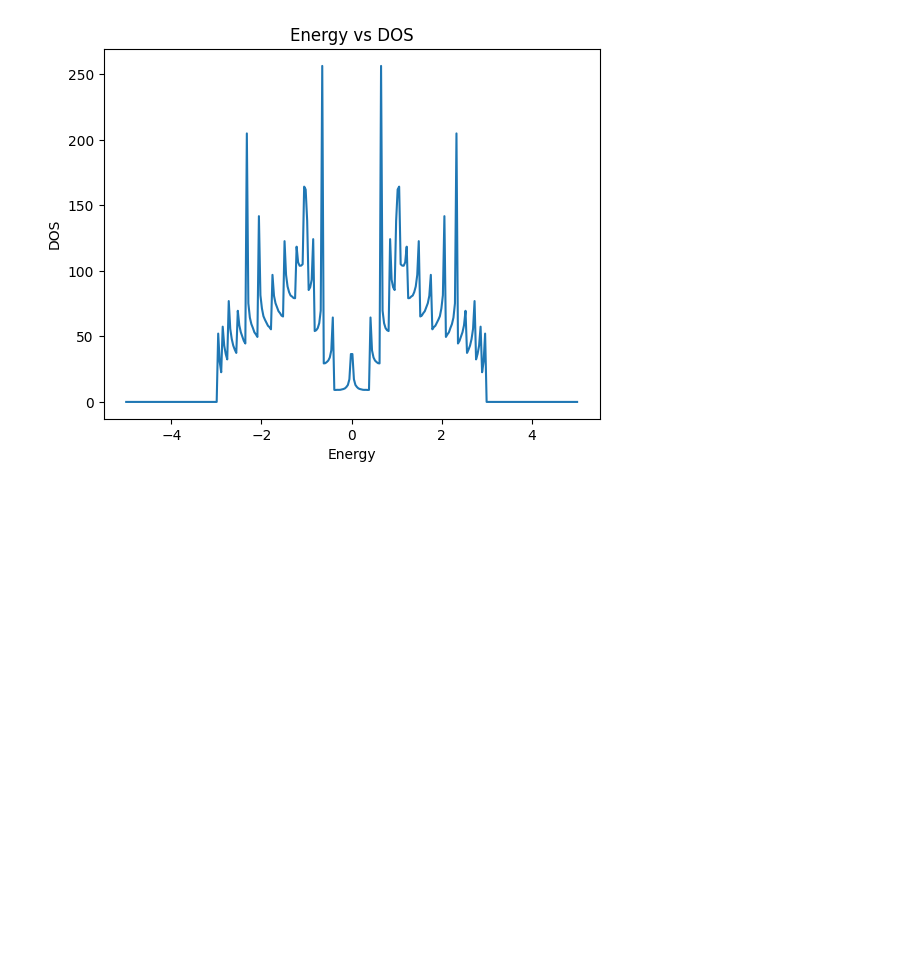
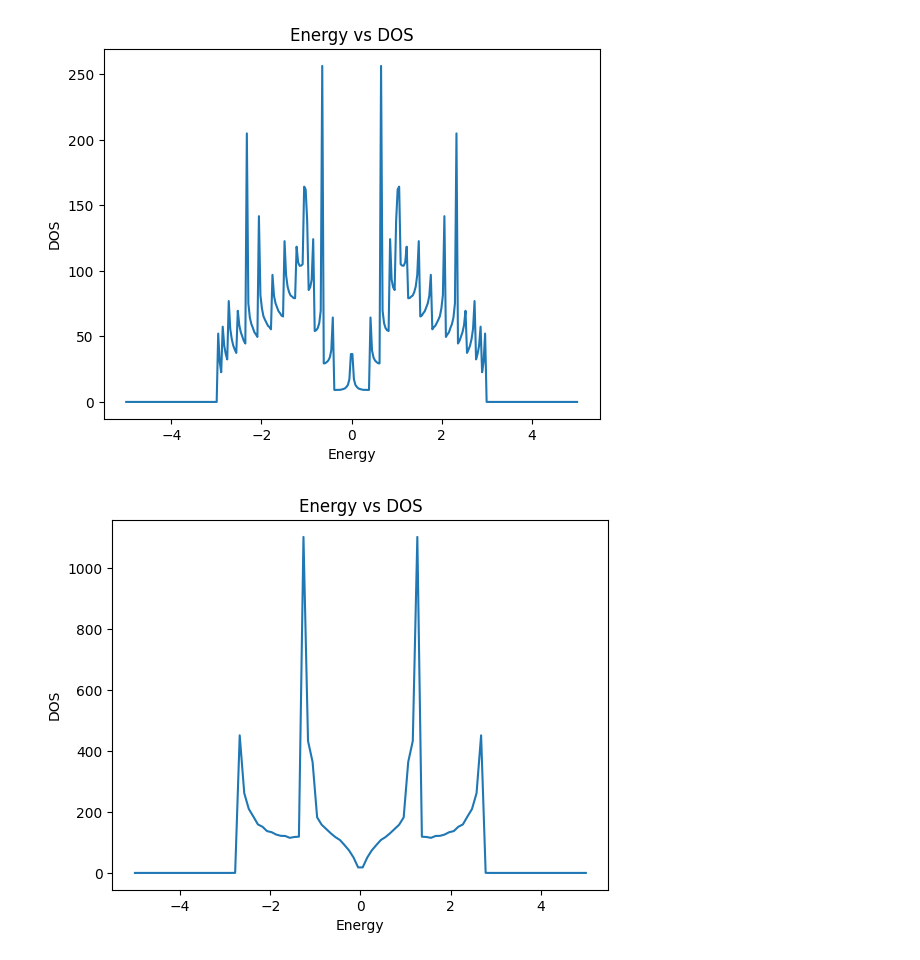
Before and after one commit to nandandiwan/transistorNEGF, a Jupyter notebook: src/test_systems/test.ipynb, the cells around one changed output. Cells and saved outputs as stored; diff of their text form; code cells hidden in the pictures; blank space fills up the shorter version.

```diff
--- a/src/test_systems/test.ipynb
+++ b/src/test_systems/test.ipynb
@@ -503,3 +396,33 @@ plt.title('Energy vs DOS')
 plt.show()
 # %% [output]
 [figure]
+# %%
+import os
+import time
+
+os.environ['OMP_NUM_THREADS'] = '1'
+os.environ['MKL_NUM_THREADS'] = '1'
+os.environ['OPENBLAS_NUM_THREADS'] = '1'
+os.environ['VECLIB_MAXIMUM_THREADS'] = '1'
+os.environ['NUMEXPR_NUM_THREADS'] = '1'
+from hamiltonian import Hamiltonian
+from rgf import GreensFunction
+import numpy as np
+import scipy.sparse as sp
+import matplotlib.pyplot as plt
+ham = Hamiltonian("zigzag", True)
+#ham.Ny = 100
+# %%
+gf = GreensFunction(ham)
+# %%
+dos = gf.calculate_DOS()
+# %%
+energy_grid = np.linspace(-5,5,100)
+plt.plot(energy_grid, dos)
+plt.ylabel('DOS')
+plt.xlabel('Energy')
+plt.title('Energy vs DOS')
+
+plt.show()
+# %% [output]
+[figure, added]
```
Also changed, not shown: parts of 10 cells of this notebook, 4 other files.
